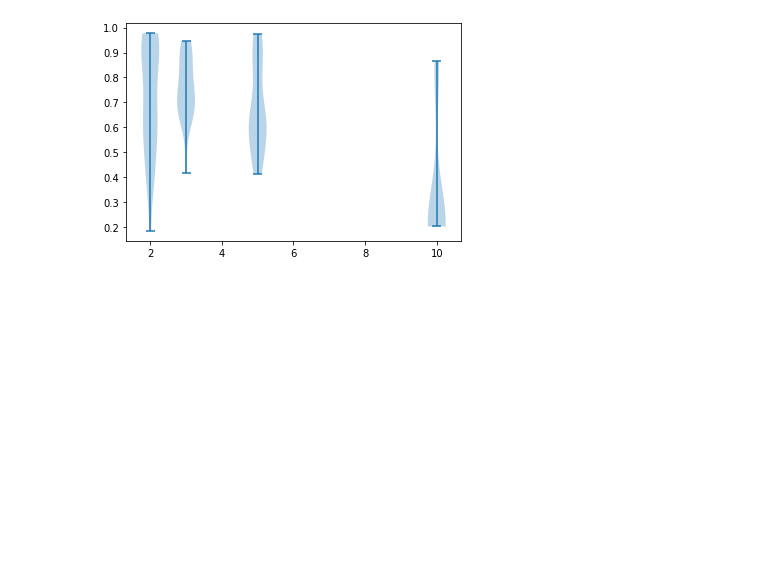
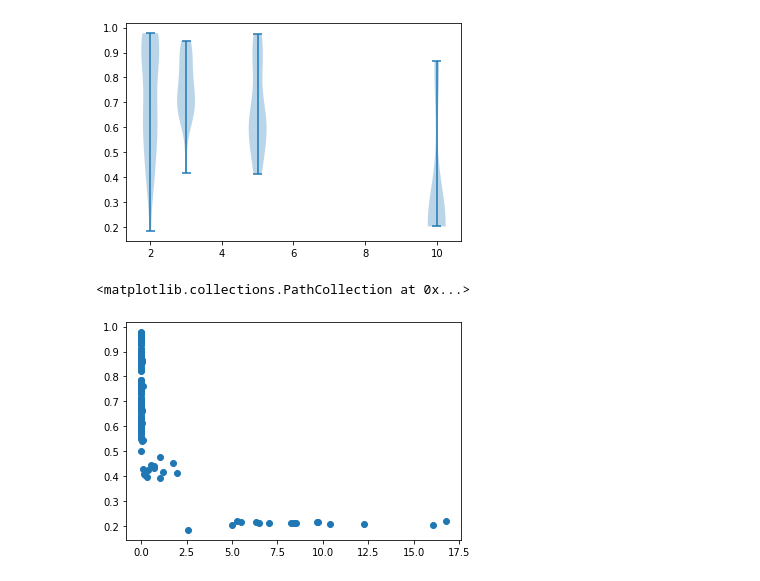
Before and after one commit to rpatrik96/ima-vae, a Jupyter notebook: notebooks/synth_plots.ipynb, the cells around one changed output. Saved outputs shown, nothing was run; the diff lists cells and outputs as text; code cells hidden in the pictures; blank space fills up the shorter version.

Commit message:
added cima vs mcc

```diff
--- a/notebooks/synth_plots.ipynb
+++ b/notebooks/synth_plots.ipynb
@@ -126,3 +126,8 @@ plt.violinplot(mcc_vs_dim, positions=np.unique(np.array(dim)))
  'cmins': <matplotlib.collections.LineCollection at 0x...>,
  'cbars': <matplotlib.collections.LineCollection at 0x...>}
 [figure]
+# %%
+plt.scatter(cima, mcc)
+# %% [output]
+<matplotlib.collections.PathCollection at 0x...>
+[figure, added]
```
